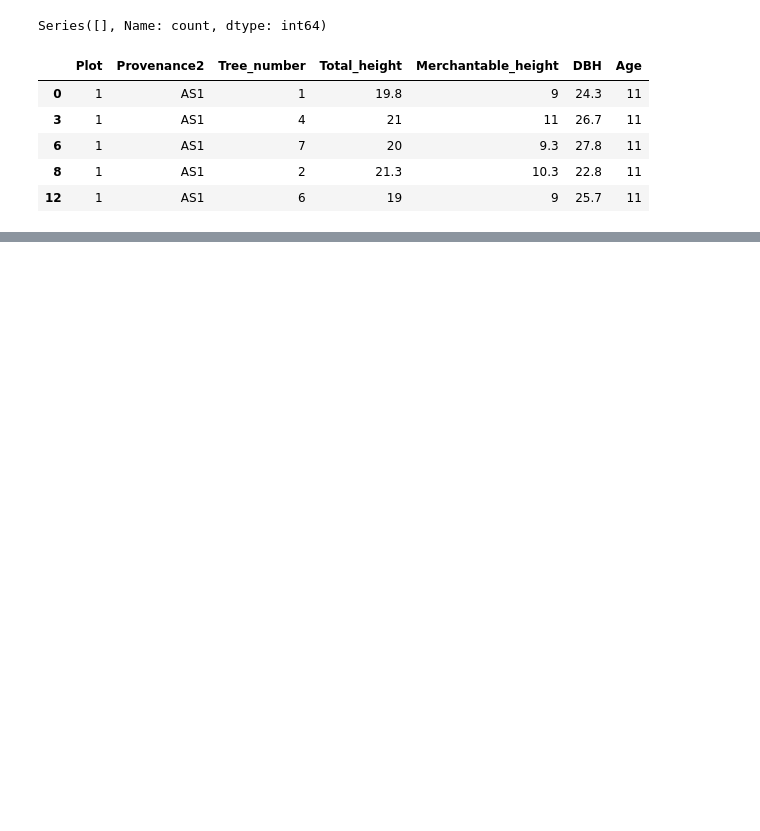
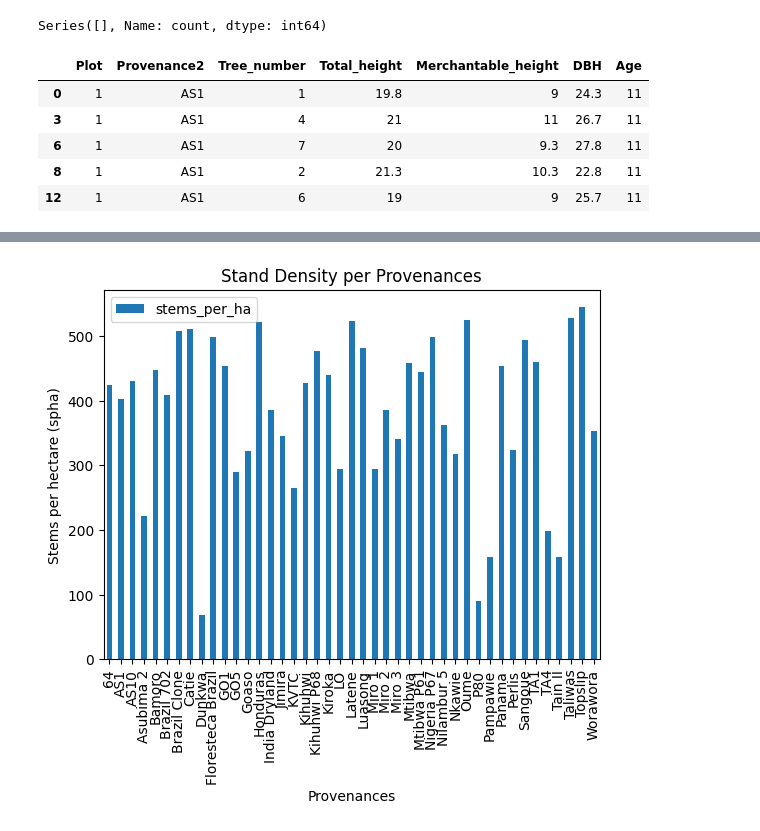
Before and after one commit to ds-gowusu/forest_ml, a Jupyter notebook: Provenance_analysis_2026.ipynb, the cells around one changed output, grey strips where cells are left out. Saved outputs shown, nothing was run; the diff lists cells and outputs as text; code cells hidden in the pictures; blank space fills up the shorter version.

```diff
--- a/Provenance_analysis_2026.ipynb
+++ b/Provenance_analysis_2026.ipynb
@@ -185,5 +169,6 @@ df.head()
 
 # stems per plot
 spplt = df.groupby(['Provenance2','Plot']).size().reset_index(name='stems_per_plot')
+plot_size = (21*21)/10000
 
-plot_size = (21*21)/10000
+spplt['stems_per_ha'] = spplt['stems_per_plot'] / plot_size
@@ -196,0 +184,9 @@ Name: stems_per_plot, dtype: object
+# %%
+prov_summary = spplt.groupby('Provenance2')['stems_per_ha'].mean().reset_index()
+prov_summary.plot(kind='bar', x='Provenance2', y='stems_per_ha')
+plt.xlabel("Provenances")
+plt.ylabel("Stems per hectare (spha)")
+plt.title("Stand Density per Provenances")
+plt.show()
+# %% [output]
+[figure, added]
```
Also changed, not shown: parts of 14 cells of this notebook, 2 other files.
